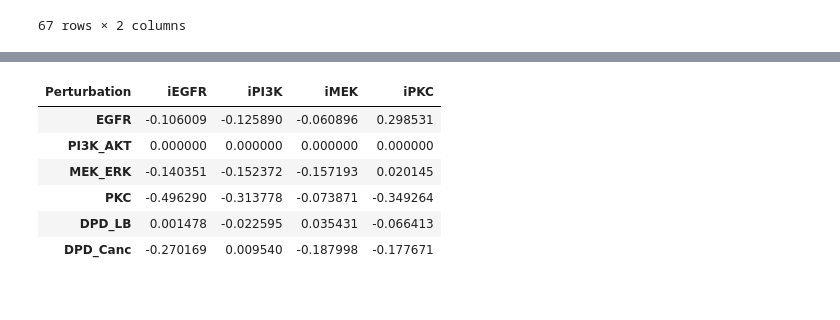
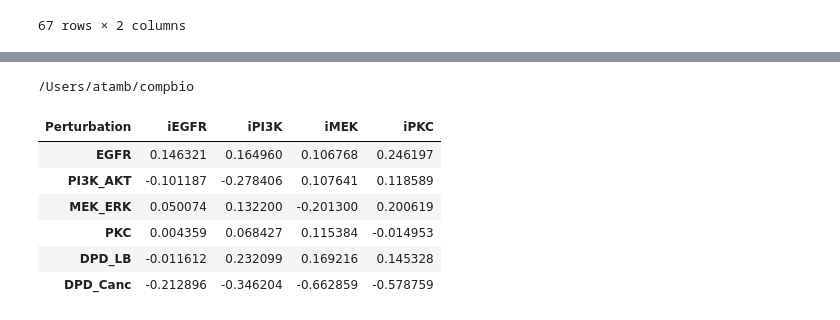
Before and after one commit to at2005/BTYSTE-2023, a Jupyter notebook: MSB cSTAR.ipynb, the cells around one changed output, grey strips where cells are left out. Cells and saved outputs as stored; diff of their text form; code cells hidden in the pictures.

Commit message:
fix resp matrix bug

```diff
--- a/MSB cSTAR.ipynb
+++ b/MSB cSTAR.ipynb
@@ -528,22 +538,29 @@ k_fold_validate(8,1000, "NC")
 #     for q in p:
 #         perts_lst_updated.append(q)
 # perts_lst = perts_lst_updated
+# the following code is used to create the response matrix
+# the response matrix is a matrix of size (number of modules) x (number of perturbations)
+# each entry in the matrix quantifies the response of the module to the perturbation
+perts_lst = modules_df["Perturbation"]
+mod_out_lst = list(modules_df["Output"])
 
-perts_lst = modules_df["Perturbation"]
 def create_resp_mat(line,time):
+    # drop all columns in df_copy but but the ones in mod_out_lst
+    df_copy_out = df_copy.drop([col for col in df_copy.columns if col not in mod_out_lst and col not in ["cell_line", "time", "treatment"]], axis=1)
     matrix = pd.DataFrame(index=list(modules_df.index) + ["DPD_LB", "DPD_Canc"], columns=perts_lst)
     for module in modules_df.index:
         for pert in perts_lst:
             try:
                 output = modules_df["Output"].loc[module]
                 # output = "p.Akt.Ser473." if output == "p.Akt.Ser473" else output
-                x_1_df = df_copy[(df_copy.cell_line == line) & (df_copy.time == time) & (df_copy.treatment == pert)]
-                x_0_df =  df_copy[(df_copy.cell_line == line) & (df_copy.time == time) & (df_copy.treatment == "EGF")]
+                x_1_df = df_copy_out[(df_copy_out.cell_line == line) & (df_copy_out.time == time) & (df_copy_out.treatment == pert)]
+                x_0_df =  df_copy_out[(df_copy_out.cell_line == line) & (df_copy_out.time == time) & (df_copy_out.treatment == "EGF")]
                 x_0 = x_0_df[output].iloc[0]
                 x_1 = x_1_df[output].iloc[0]
                 rij = 2*(x_1 - x_0) / (x_1+x_0)
                 matrix.at[module, pert] = rij
-            except:
+            except Exception as e:
+                # print(e)
                 matrix.at[module, pert] = 0
 
     for dpd_module in ["DPD_LB", "DPD_Canc"]:
@@ -558,10 +575,11 @@ def create_resp_mat(line,time):
                 matrix.at[dpd_module, pert] = val
                 # print(x_1_df)
             # x_1_df = DPDs_2D_mod_nfull
-            except:
+            except Exception as e:
+                # print(e)
                 matrix.at[dpd_module, pert] = 0
 
     return matrix
 
-# create_resp_mat("MDAMB157",0.0)
+# create_resp_mat("MDAMB157",7.0)
 # df_copy
@@ -592,15 +586,40 @@ print(cwd)
+# %%
+import os
+import os
+cwd = os.getcwd()
+# os.mkdir("RAW")
+# os.mkdir("RAW")
+timestamps = [0.0,7.0,9.0,13.0,17.0,40.0,60.0]
+def create_global_mat():
+    cell_lines_all = list(df_copy.cell_line.unique())
+    global_mat = pd.DataFrame(index=cell_lines_all, columns=timestamps)
+    for line in cell_lines_all:
+        for t in timestamps:
+            local_resp_mat = create_resp_mat(line,t).fillna(0)
+            # if t == 5.5:
+                # print("hello")
+                # print(local_resp_mat)
+            local_resp_mat.to_csv(f"RAW/{line}_{t}.csv", index=False, header=False)
+            global_mat.at[line,t] =local_resp_mat
+
+
+    return global_mat
+
+print(cwd)
+# %% [output]
+/Users/atamb/compbio
 # %%
 # os.mkdir("RAW")
 global_resp_matrix = create_global_mat()
 # %%
-global_resp_matrix.at["AU565", 0.0]
+global_resp_matrix.at["BT474", 7.0]
 # modules_df
 # %% [output]
 | Perturbation | iEGFR | iPI3K | iMEK | iPKC |
-| EGFR | -0.106009 | -0.125890 | -0.060896 | 0.298531 |
-| PI3K_AKT | 0.000000 | 0.000000 | 0.000000 | 0.000000 |
-| MEK_ERK | -0.140351 | -0.152372 | -0.157193 | 0.020145 |
-| PKC | -0.496290 | -0.313778 | -0.073871 | -0.349264 |
-| DPD_LB | 0.001478 | -0.022595 | 0.035431 | -0.066413 |
-| DPD_Canc | -0.270169 | 0.009540 | -0.187998 | -0.177671 |
+| EGFR | 0.146321 | 0.164960 | 0.106768 | 0.246197 |
+| PI3K_AKT | -0.101187 | -0.278406 | 0.107641 | 0.118589 |
+| MEK_ERK | 0.050074 | 0.132200 | -0.201300 | 0.200619 |
+| PKC | 0.004359 | 0.068427 | 0.115384 | -0.014953 |
+| DPD_LB | -0.011612 | 0.232099 | 0.169216 | 0.145328 |
+| DPD_Canc | -0.212896 | -0.346204 | -0.662859 | -0.578759 |
 # %%
```
Also changed, not shown: parts of 7 cells of this notebook, 1 other file.
